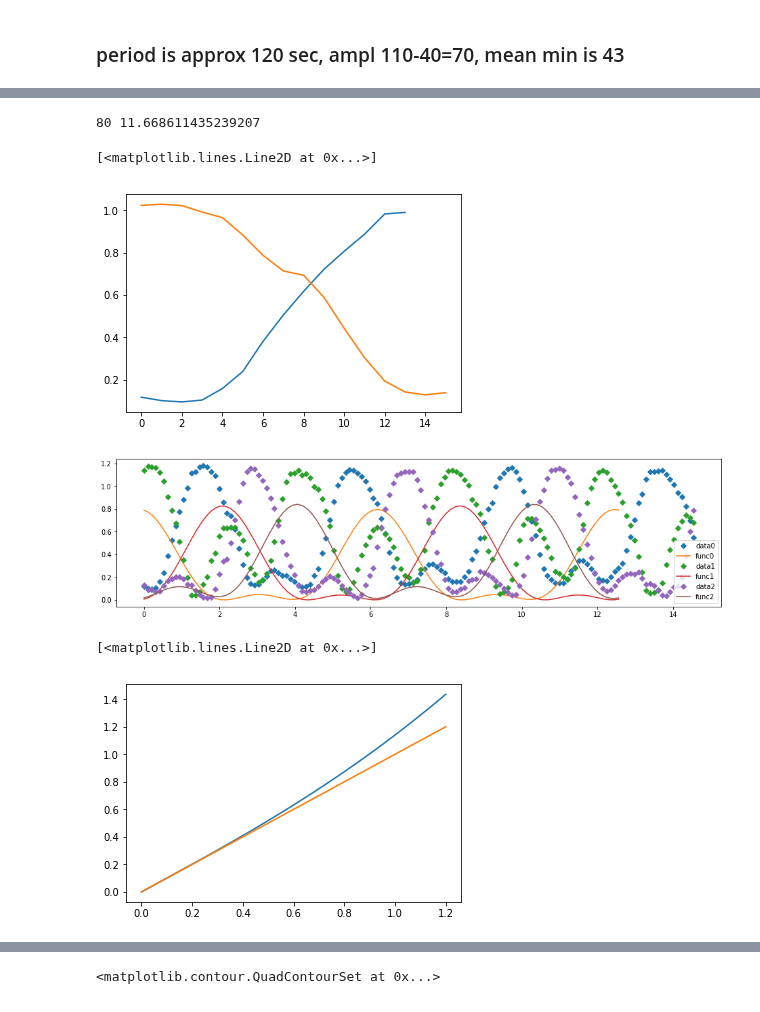
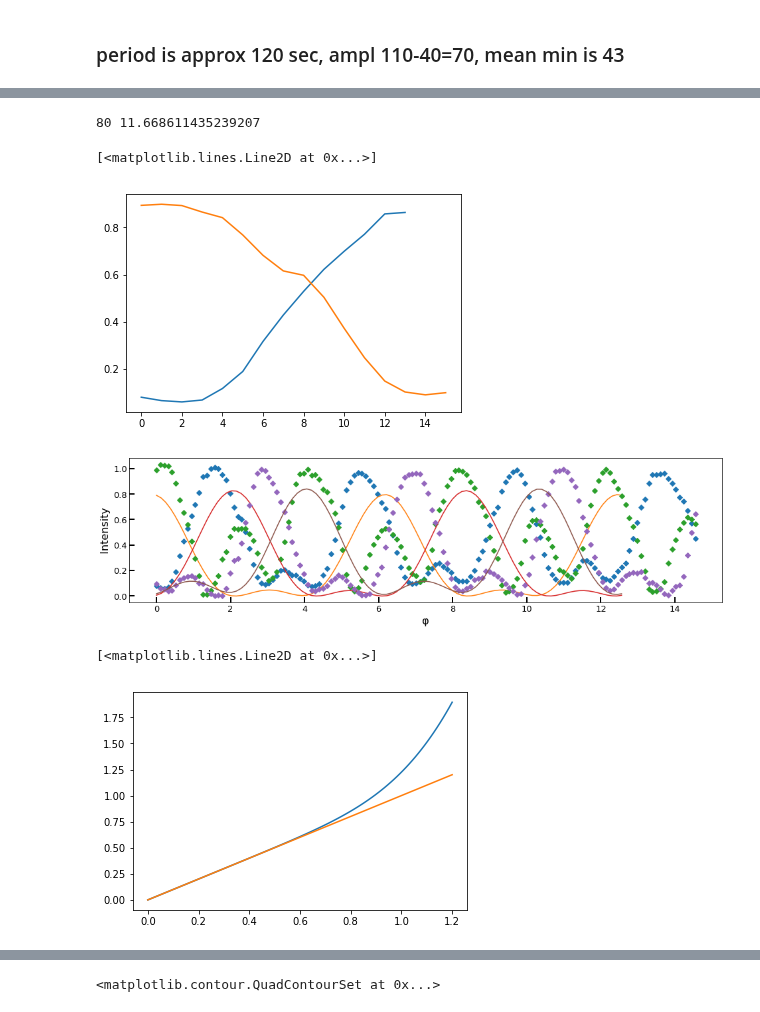
Before and after one commit to DaniloZZZ/quantTechLab, a Jupyter notebook: Fit/Vis-Anneal.ipynb, the cells around one changed output, grey strips where cells are left out. Drawn from its saved outputs; the diff is of its cells as text; code cells hidden in the pictures.

```diff
--- a/Fit/Vis-Anneal.ipynb
+++ b/Fit/Vis-Anneal.ipynb
@@ -42,7 +43,7 @@ for i,t in zip(exp_points,times):
 # %% [markdown]
 ### period is approx 120 sec, ampl 110-40=70, mean min is 43
 # %%
-scaling_channels = [0.88,0.91,1.03]
+scaling_channels = [0.98,1.0,1.14]
 exp_points = [exp_points[i]/scaling_channels[i] for i in range(len(exp_points))]
 me_min, ampl, per = 15, 80-20, 80
 start_exp, end_exp = -150, -10
@@ -101,31 +85,46 @@ plt.plot(data[0][14:30])
 # %% [output]
 80 11.668611435239207
 [<matplotlib.lines.Line2D at 0x...>]
-[figure, old version]
+[figure, new version]
 # %%
 def func(x):
     return np.abs(np.square(prob_part(0,0,0,0,phi=x)))
-def plot3(func,on_same=False):
+def set_fonts_ticks(fig,ax):
+    fontsize =16
+    try:
+        ax.set(xlabel=' φ ')
+        ax.set(ylabel=' Intensity ')
+    except:
+        plt.ylabel(' Intensity ', fontsize=fontsize)
+        plt.xlabel(' φ ',fontsize=fontsize)
+
+    ax.tick_params(axis="y",direction="in",labelsize=13,width=2,length=8)
+    ax.tick_params(axis="x",direction="in",labelsize=13,width=2,length=8)
+def plot3(func,points_data=(pts,data),on_same=False):
+    pts,data = points_data
     lin,d = sampl(func,0,12.56,100)
     d = np.array(d).T
     %matplotlib inline
     fs=(16,4)
     if on_same:
         plt.figure(figsize=fs)
         ax =[plt,plt,plt]
+        f = plt
     else:
         f,ax = plt.subplots(1,3,figsize=fs,sharey=True)
     for i in range(3):
-        ax[i].plot(pts,data[i],'D',label='data%i'%i)
-        ax[i].plot(lin,d[i],label='func%i'%i)
-    plt.legend()
+        ax[i].plot(pts,data[i],'D',label='data |%i>'%i)
+        ax[i].plot(lin,d[i],label='func |%i>'%i)
+        set_fonts_ticks(f,ax[i])
+        #ax[i].legend()
+    #plt.legend()
 
 data_orig = data
-transform_fun = lambda x: 1*np.sqrt(np.square(x)*(1+0.3*np.square(x)))
+transform_fun = lambda x: 1*np.sqrt(np.square(x)*(1+0.5*np.power(x,6)))
 data = list(map(transform_fun,data_orig))
 plot3(func,on_same=True)
 # %% [output]
-[figure, old version]
+[figure, new version]
 # %%
 x = np.linspace(0,1.2,100)
 y = transform_fun(x)
@@ -133,7 +132,7 @@ plt.plot(x,y)
 plt.plot(x,x)
 # %% [output]
 [<matplotlib.lines.Line2D at 0x...>]
-[figure, old version]
+[figure, new version]
 # %%
 fixed = [0,0]
 tst = lambda z,x: np.sin(z[0]*x+z[1])+z[0]+np.cos(2*z[1])+z[0]*z[1]
```
Also changed, not shown: parts of 15 cells of this notebook, 5 other files.
